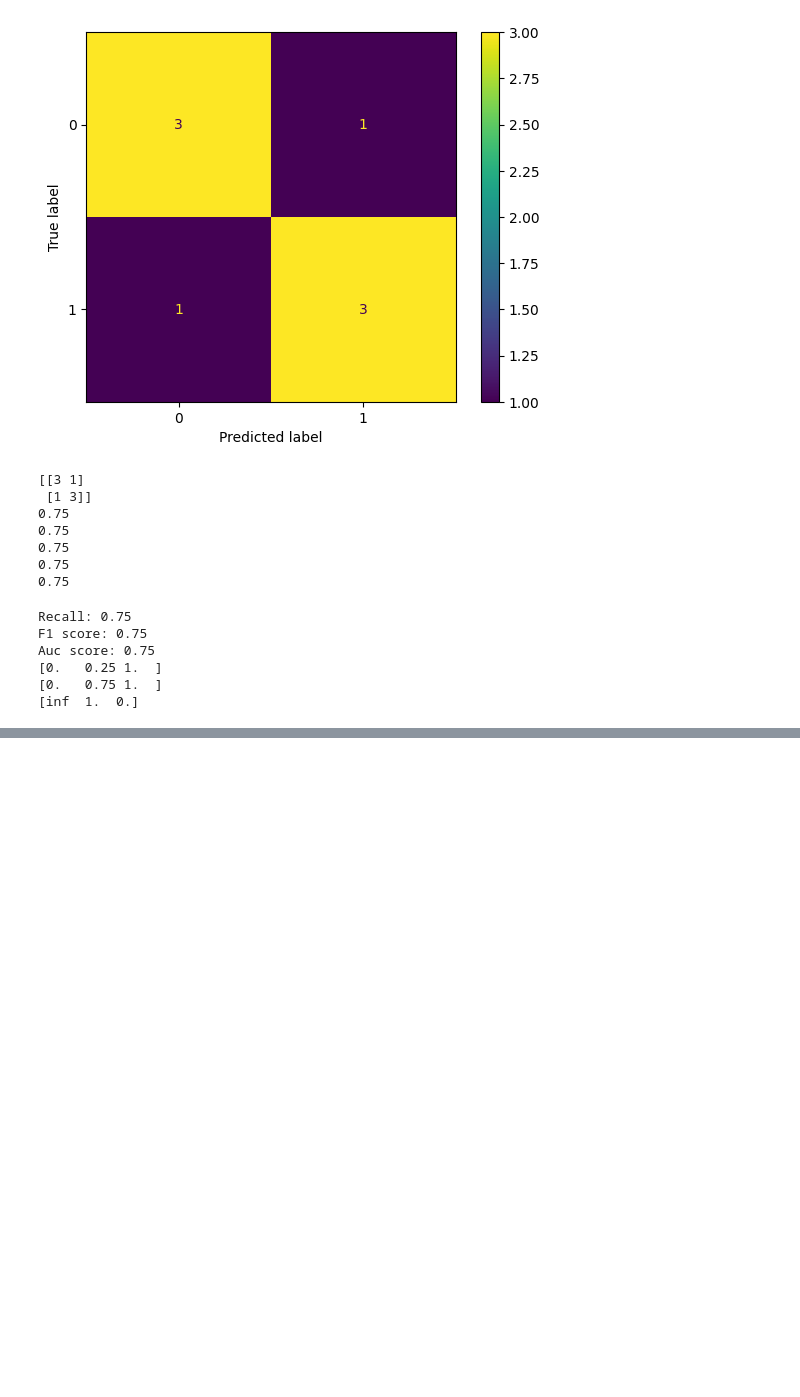
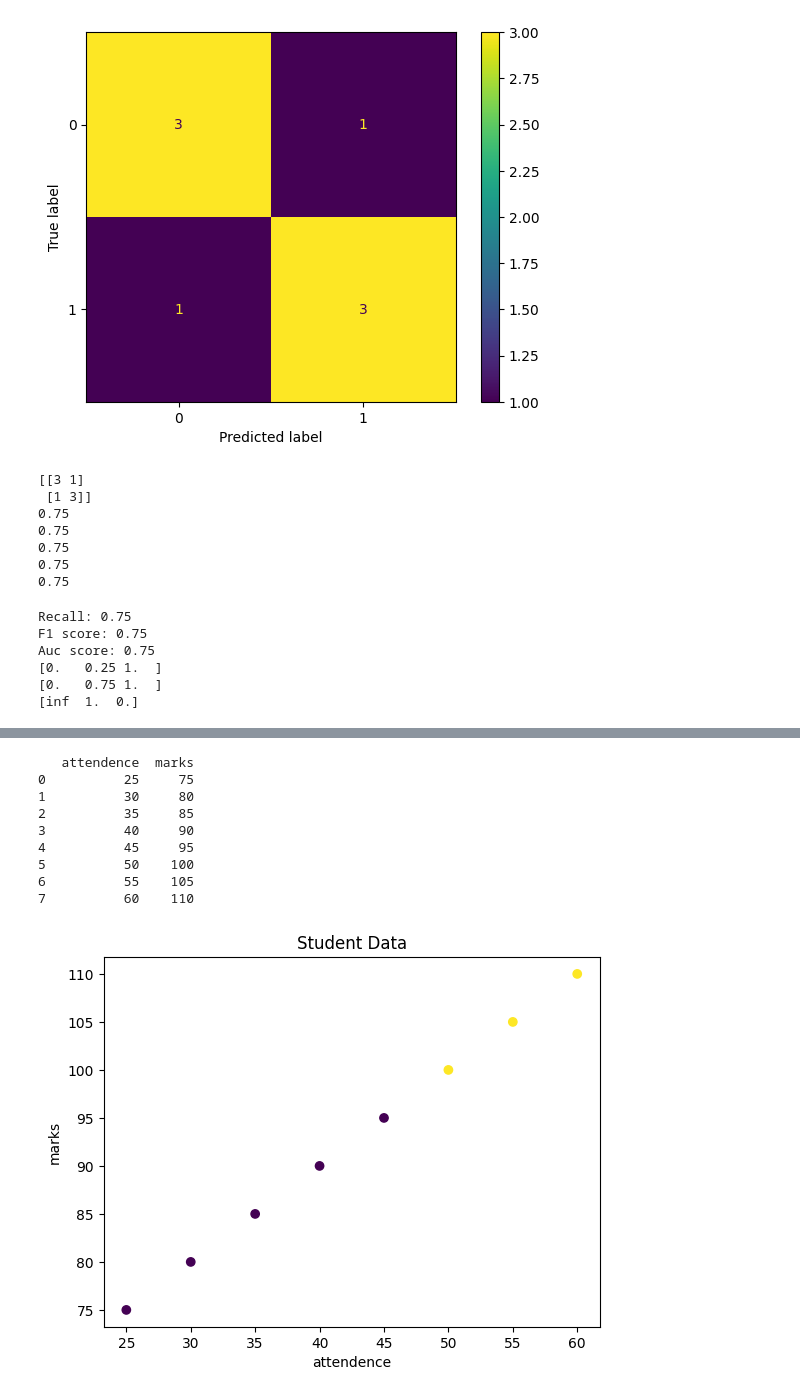
Before and after one commit to Vanshu2374/data-science-45-days, a Jupyter notebook: grass4.ipynb, the cells around one changed output, grey strips where cells are left out. Cells and saved outputs as stored; diff of their text form; code cells hidden in the pictures; blank space fills up the shorter version.

```diff
--- a/grass4.ipynb
+++ b/grass4.ipynb
@@ -784,0 +868,37 @@ Auc score: 0.75
+# %%
+# example 3
+import pandas as pd
+from sklearn.cluster import KMeans
+import matplotlib.pyplot as plt
+
+data ={
+    "attendence":[25,30,35,40,45,50,55,60],
+    "marks":[75,80,85,90,95,100,105,110]
+}
+
+df = pd.DataFrame(data)
+print(df)
+
+x = df[['attendence','marks']]
+
+model = KMeans(n_clusters=2,random_state=42)
+model.fit(x)
+
+df['cluster'] = model.labels_
+
+plt.scatter(df['attendence'],df['marks'],c=df['cluster'])
+plt.xlabel('attendence')
+plt.ylabel('marks')
+plt.title('Student Data')
+plt.show()
+# %% [output]
+   attendence  marks
+0          25     75
+1          30     80
+2          35     85
+3          40     90
+4          45     95
+5          50    100
+6          55    105
+7          60    110
+[figure, added]
```
Also changed, not shown: parts of 7 cells of this notebook.
